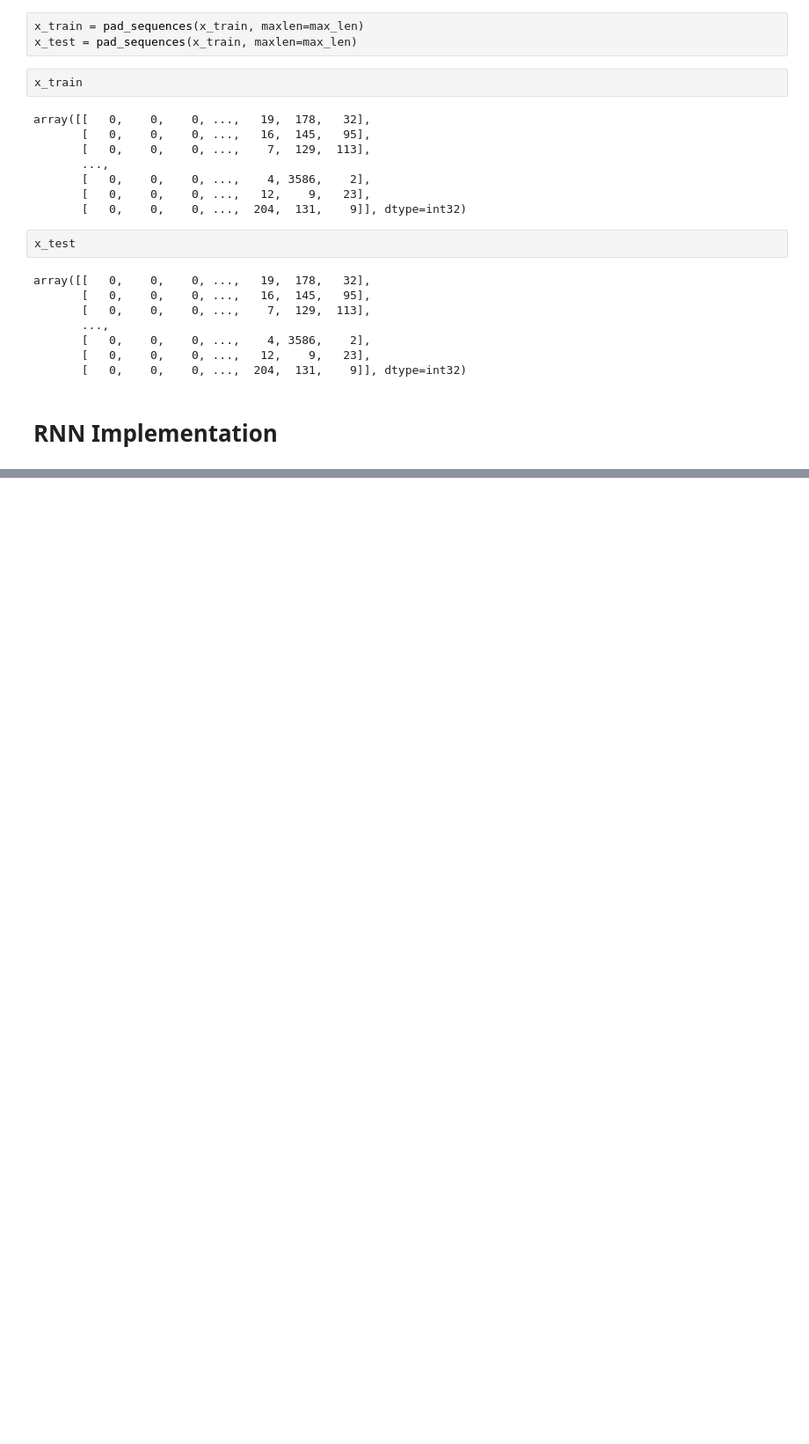
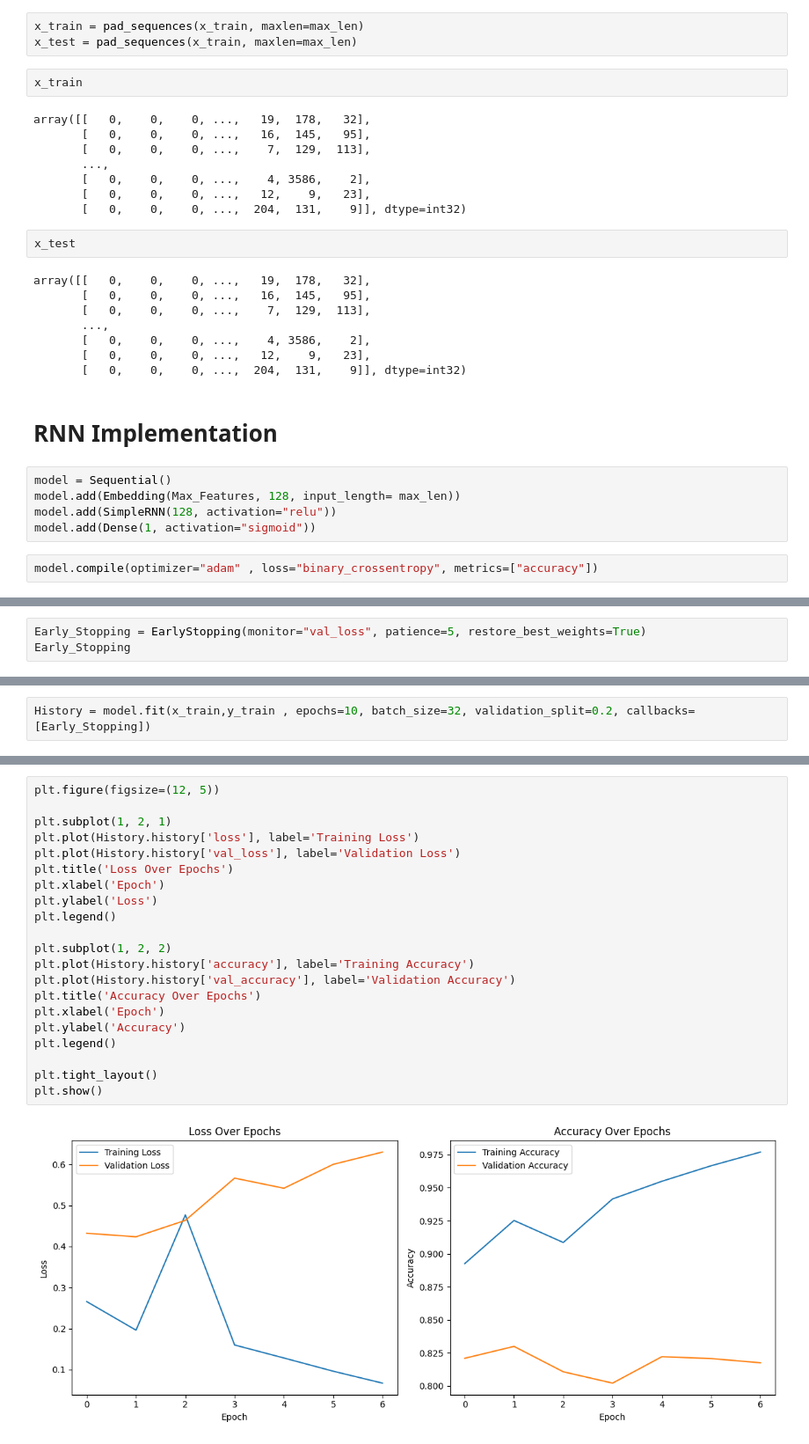
Before and after one commit to GhaniiCodes/IMDB, a Jupyter notebook: IMDB.ipynb, the cells around one changed output, grey strips where cells are left out. Shown: that part at 88% size. Drawn from its saved outputs; the diff is of its cells as text; blank space fills up the shorter version.

```diff
--- a/IMDB.ipynb
+++ b/IMDB.ipynb
@@ -130,3 +127,10 @@ array([[   0,    0,    0, ...,   19,  178,   32],
        [   0,    0,    0, ...,  204,  131,    9]], dtype=int32)
 # %% [markdown]
 # RNN Implementation
+# %%
+model = Sequential()
+model.add(Embedding(Max_Features, 128, input_length= max_len))
+model.add(SimpleRNN(128, activation="relu"))
+model.add(Dense(1, activation="sigmoid"))
+# %%
+model.compile(optimizer="adam" , loss="binary_crossentropy", metrics=["accuracy"])
@@ -132,0 +153,3 @@ array([[   0,    0,    0, ...,   19,  178,   32],
+# %%
+Early_Stopping = EarlyStopping(monitor="val_loss", patience=5, restore_best_weights=True)
+Early_Stopping
@@ -132,0 +158,2 @@ array([[   0,    0,    0, ...,   19,  178,   32],
+# %%
+History = model.fit(x_train,y_train , epochs=10, batch_size=32, validation_split=0.2, callbacks=[Early_Stopping])
@@ -132,0 +175,23 @@ array([[   0,    0,    0, ...,   19,  178,   32],
+# %%
+plt.figure(figsize=(12, 5))
+
+plt.subplot(1, 2, 1)
+plt.plot(History.history['loss'], label='Training Loss')
+plt.plot(History.history['val_loss'], label='Validation Loss')
+plt.title('Loss Over Epochs')
+plt.xlabel('Epoch')
+plt.ylabel('Loss')
+plt.legend()
+
+plt.subplot(1, 2, 2)
+plt.plot(History.history['accuracy'], label='Training Accuracy')
+plt.plot(History.history['val_accuracy'], label='Validation Accuracy')
+plt.title('Accuracy Over Epochs')
+plt.xlabel('Epoch')
+plt.ylabel('Accuracy')
+plt.legend()
+
+plt.tight_layout()
+plt.show()
+# %% [output]
+[figure, added]
```
Also changed, not shown: parts of 8 cells of this notebook, 2 other files.
